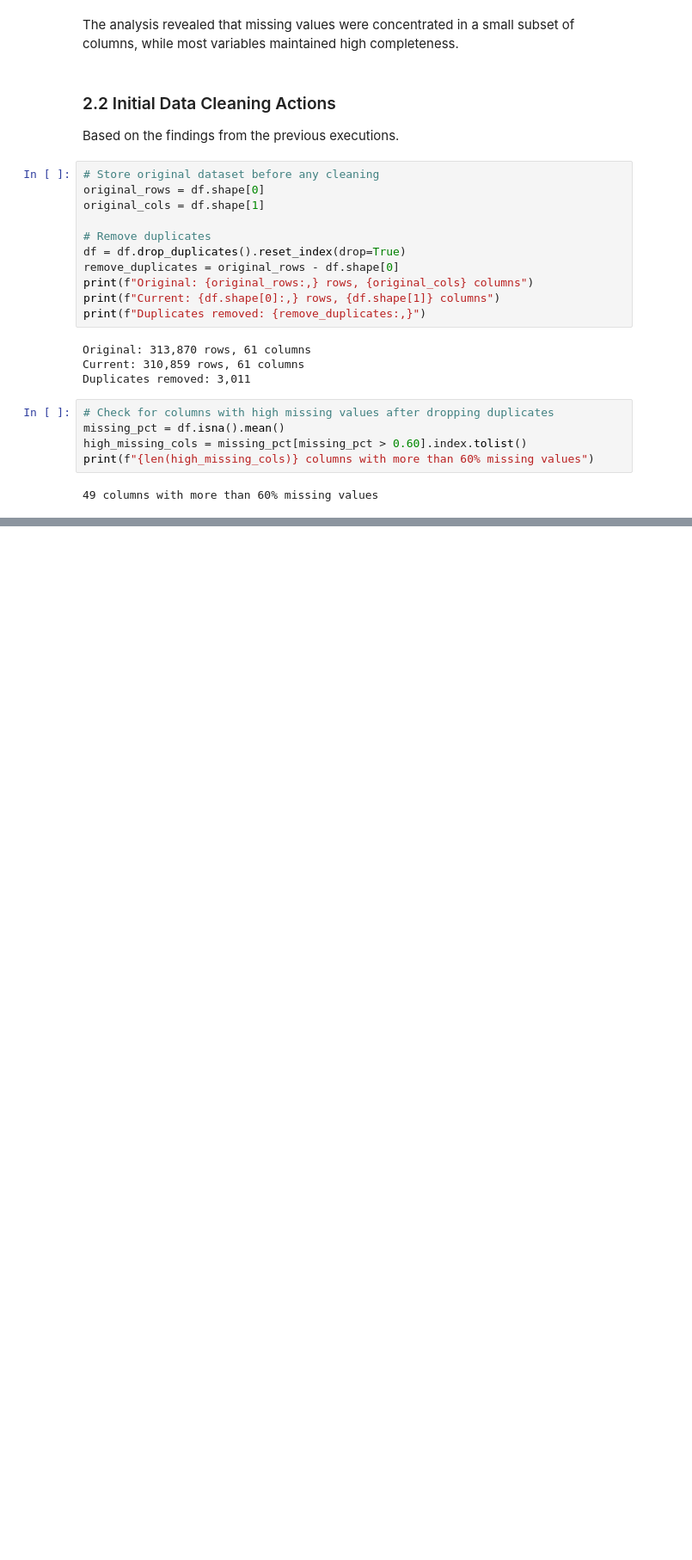
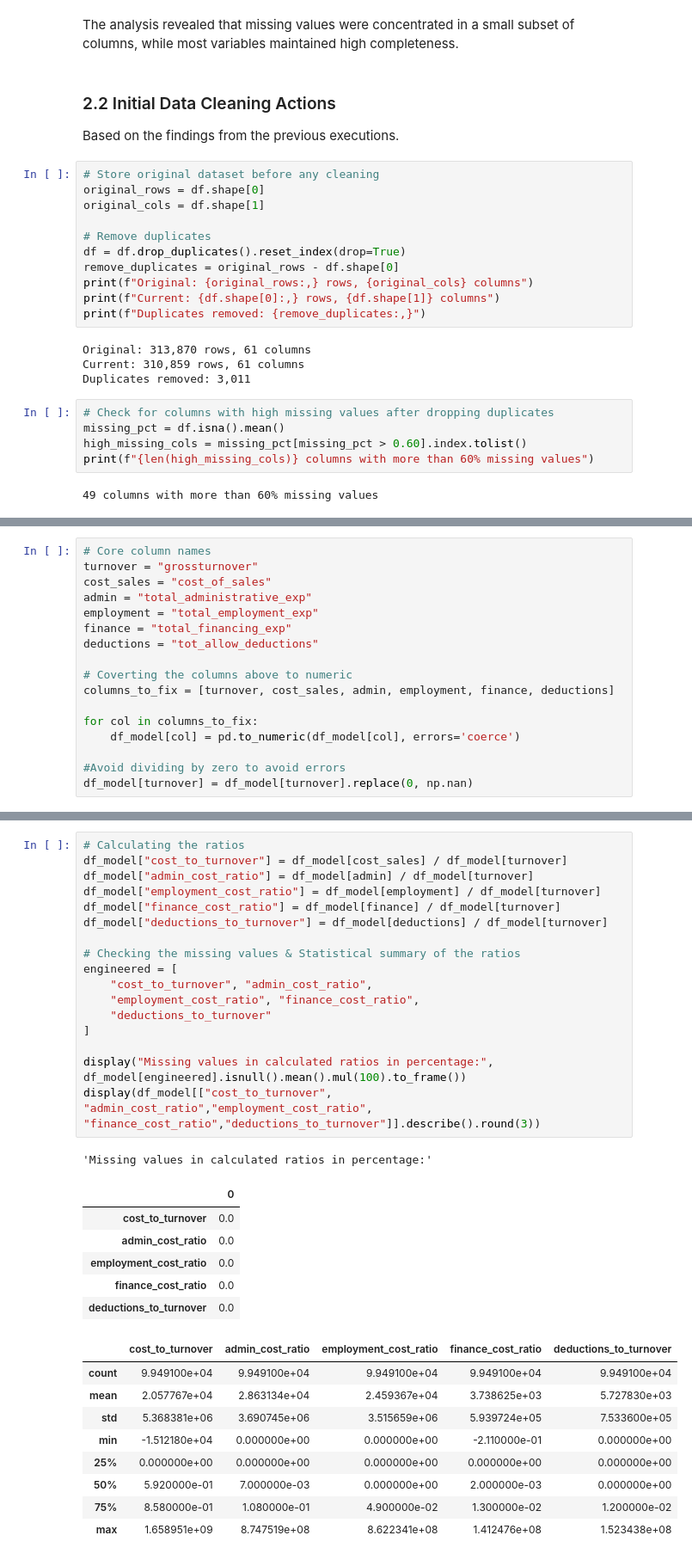
Before and after one commit to Ndunguuu01/Tax-Compliance-Prediction-Radar, a Jupyter notebook: CIT_Loss_Prediction-NoteBook.ipynb, the cells around one changed output, grey strips where cells are left out. Shown at 86% size. Drawn from its saved outputs; the diff is of its cells as text; blank space fills up the shorter version.

```diff
--- a/CIT_Loss_Prediction-NoteBook.ipynb
+++ b/CIT_Loss_Prediction-NoteBook.ipynb
@@ -236,0 +350,17 @@ print(f"{len(high_missing_cols)} columns with more than 60% missing values")
+# %%
+# Core column names
+turnover = "grossturnover"
+cost_sales = "cost_of_sales"
+admin = "total_administrative_exp"
+employment = "total_employment_exp"
+finance = "total_financing_exp"
+deductions = "tot_allow_deductions"
+
+# Coverting the columns above to numeric
+columns_to_fix = [turnover, cost_sales, admin, employment, finance, deductions]
+
+for col in columns_to_fix:
+    df_model[col] = pd.to_numeric(df_model[col], errors='coerce')
+
+#Avoid dividing by zero to avoid errors
+df_model[turnover] = df_model[turnover].replace(0, np.nan)
@@ -236,0 +371,34 @@ print(f"{len(high_missing_cols)} columns with more than 60% missing values")
+# %%
+# Calculating the ratios
+df_model["cost_to_turnover"] = df_model[cost_sales] / df_model[turnover]
+df_model["admin_cost_ratio"] = df_model[admin] / df_model[turnover]
+df_model["employment_cost_ratio"] = df_model[employment] / df_model[turnover]
+df_model["finance_cost_ratio"] = df_model[finance] / df_model[turnover]
+df_model["deductions_to_turnover"] = df_model[deductions] / df_model[turnover]
+
+# Checking the missing values & Statistical summary of the ratios
+engineered = [
+    "cost_to_turnover", "admin_cost_ratio",
+    "employment_cost_ratio", "finance_cost_ratio",
+    "deductions_to_turnover"
+]
+
+display("Missing values in calculated ratios in percentage:", df_model[engineered].isnull().mean().mul(100).to_frame())
+display(df_model[["cost_to_turnover", "admin_cost_ratio","employment_cost_ratio", "finance_cost_ratio","deductions_to_turnover"]].describe().round(3))
+# %% [output]
+'Missing values in calculated ratios in percentage:'
+|  | 0 |
+| cost_to_turnover | 0.0 |
+| admin_cost_ratio | 0.0 |
+| employment_cost_ratio | 0.0 |
+| finance_cost_ratio | 0.0 |
+| deductions_to_turnover | 0.0 |
+|  | cost_to_turnover | admin_cost_ratio | employment_cost_ratio | finance_cost_ratio | deductions_to_turnover |
+| count | 9.949100e+04 | 9.949100e+04 | 9.949100e+04 | 9.949100e+04 | 9.949100e+04 |
+| mean | 2.057767e+04 | 2.863134e+04 | 2.459367e+04 | 3.738625e+03 | 5.727830e+03 |
+| std | 5.368381e+06 | 3.690745e+06 | 3.515659e+06 | 5.939724e+05 | 7.533600e+05 |
+| min | -1.512180e+04 | 0.000000e+00 | 0.000000e+00 | -2.110000e-01 | 0.000000e+00 |
+| 25% | 0.000000e+00 | 0.000000e+00 | 0.000000e+00 | 0.000000e+00 | 0.000000e+00 |
+| 50% | 5.920000e-01 | 7.000000e-03 | 0.000000e+00 | 2.000000e-03 | 0.000000e+00 |
+| 75% | 8.580000e-01 | 1.080000e-01 | 4.900000e-02 | 1.300000e-02 | 1.200000e-02 |
+| max | 1.658951e+09 | 8.747519e+08 | 8.622341e+08 | 1.412476e+08 | 1.523438e+08 |
```
Also changed, not shown: parts of 18 cells of this notebook.
